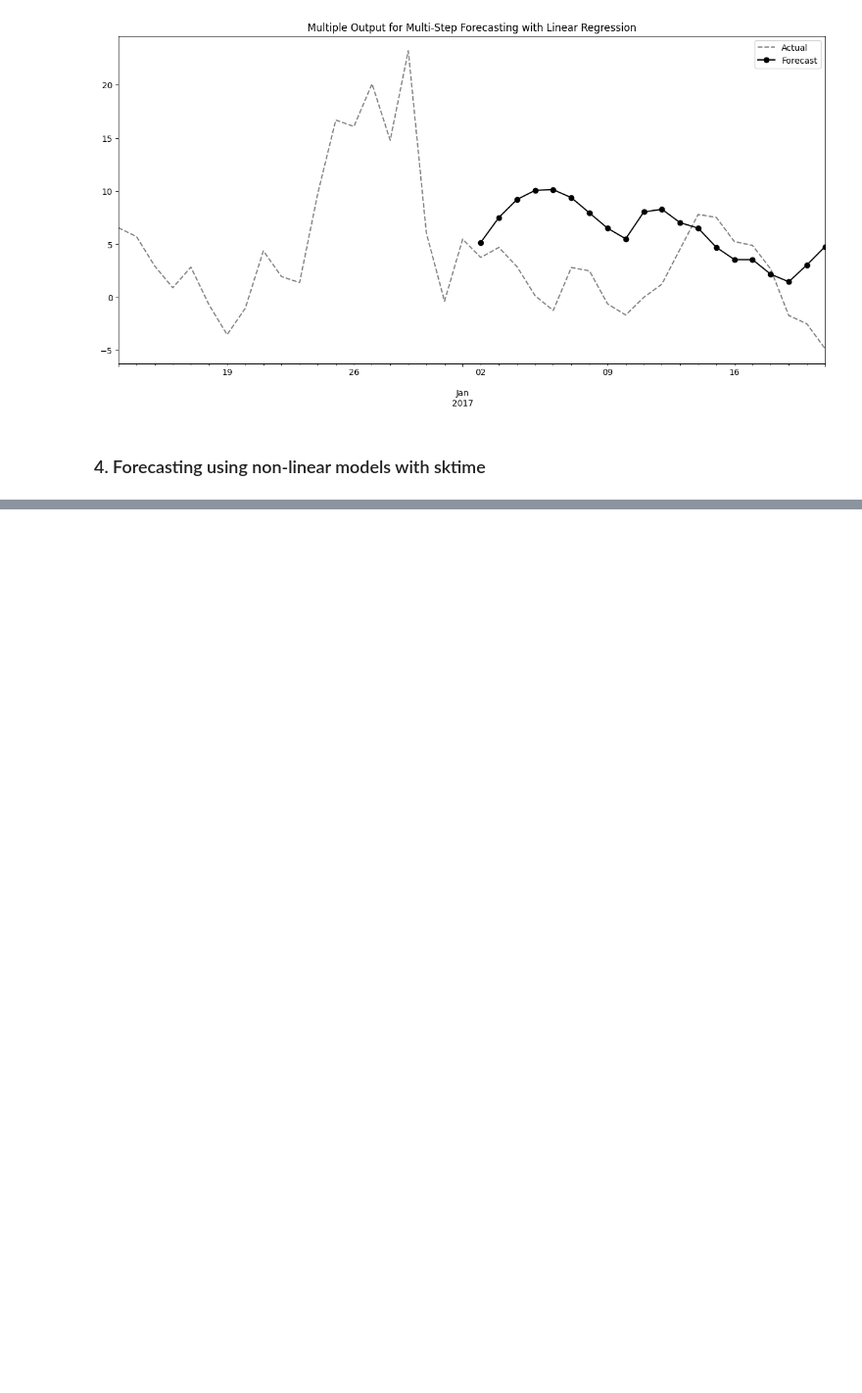
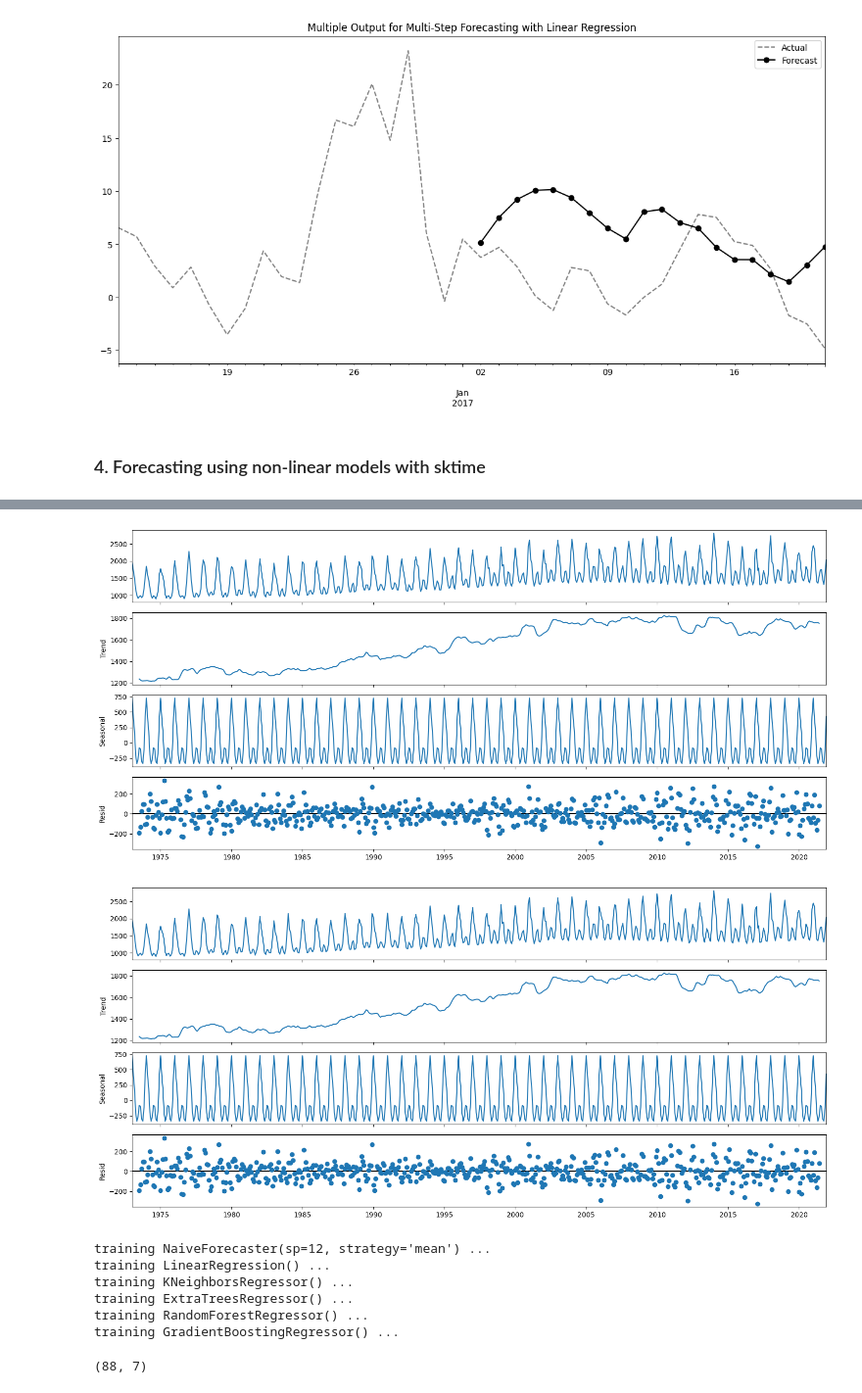
Before and after one commit to Jeremiah-Katumo/dsa, a Jupyter notebook: 3-time-series/10-forecasting-using-unsupervised-ml.ipynb, the cells around one changed output, grey strips where cells are left out. Shown at 98% size. Cells and saved outputs as stored; diff of their text form; code cells hidden in the pictures; blank space fills up the shorter version.

Commit message:
forecasting using unsupervised ml

```diff
--- a/3-time-series/10-forecasting-using-unsupervised-ml.ipynb
+++ b/3-time-series/10-forecasting-using-unsupervised-ml.ipynb
@@ -551,0 +559,10 @@ from sktime.forecasting.compose import make_reduction
+# %%
+energy_df_copy = energy.copy()
+# %%
+from statsmodels.tsa.api import seasonal_decompose, adfuller
+
+decomposed = seasonal_decompose(energy_df_copy)
+decomposed.plot()
+# %% [output]
+[figure, added]
+[figure, added]
@@ -551,0 +607,24 @@ from sktime.forecasting.compose import make_reduction
+# %%
+regressors = {
+    'Naive Forecaster' : NaiveForecaster(strategy='mean', sp=12),
+    'Linear Regression': LinearRegression(),
+    'K-Nn Regressor': KNeighborsRegressor(n_neighbors=5),
+    'Extra Tree Regressor': ExtraTreesRegressor(),
+    'Random Forest Regressor': RandomForestRegressor(),
+    'Gradient Boosting Regressor': GradientBoostingRegressor()
+}
+
+for k, reg in regressors.items():
+    print(f'training {reg} ...')
+    test[k] = make_forecast(train, len(test), regressor=reg , window=15)
+# %% [output]
+training NaiveForecaster(sp=12, strategy='mean') ...
+training LinearRegression() ...
+training KNeighborsRegressor() ...
+training ExtraTreesRegressor() ...
+training RandomForestRegressor() ...
+training GradientBoostingRegressor() ...
+# %%
+test.shape
+# %% [output]
+(88, 7)
```
Also changed, not shown: parts of 42 cells of this notebook.
